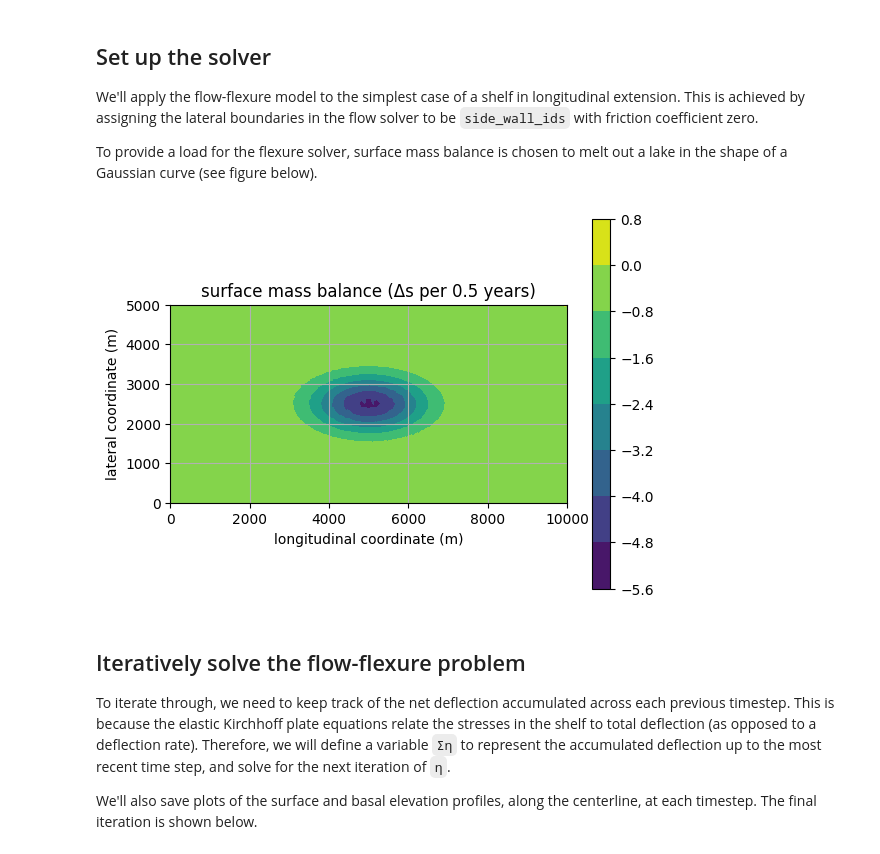
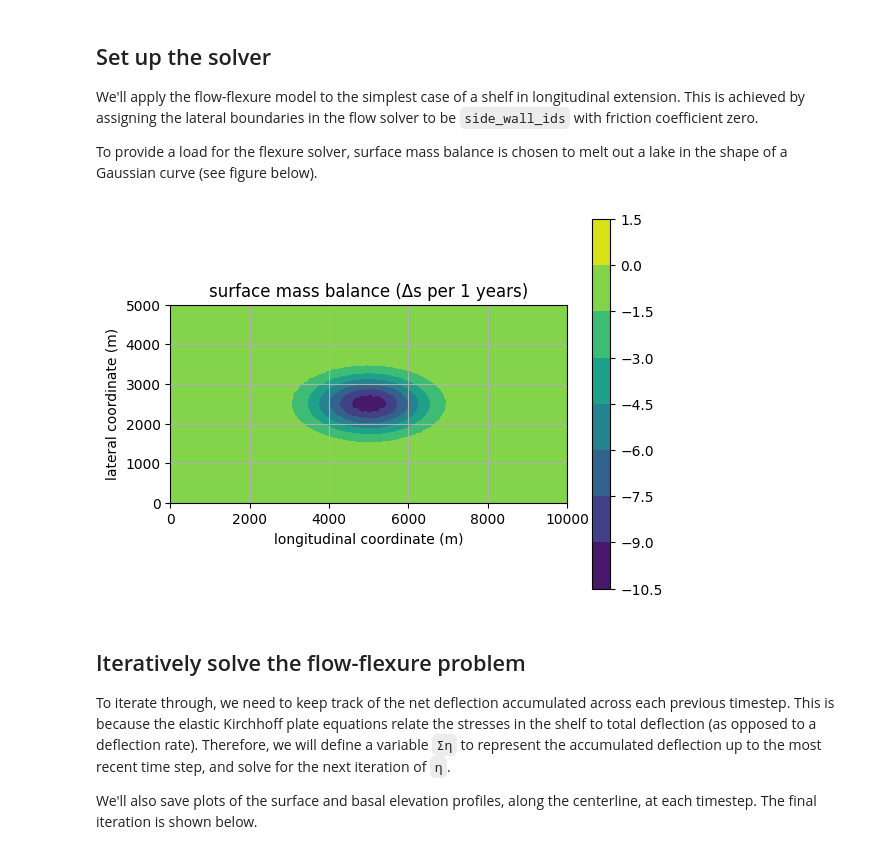
Before and after one commit to chrismiele/weird_flex, a Jupyter notebook: 3_coupled_flow_flexure_elastic.ipynb, the cells around one changed output. Cells and saved outputs as stored; diff of their text form; code cells hidden in the pictures.

```diff
--- a/3_coupled_flow_flexure_elastic.ipynb
+++ b/3_coupled_flow_flexure_elastic.ipynb
@@ -113,7 +113,7 @@ To provide a load for the flexure solver, surface mass balance is chosen to melt
 ################################
 ################################
 
-Δt = 0.5 #length of timestep in years
+Δt = 1 #length of timestep in years
 num_timesteps = 50
 
 ##################################
@@ -137,34 +137,34 @@ model = icepack.models.IceShelf(gravity = gravity2, terminus = terminus2, #model
 solver = icepack.solvers.FlowSolver(model, dirichlet_ids = dirichlet_ids,
                                     side_wall_ids = side_wall_ids, ice_front_ids = ice_front_ids)
 
 #####################################
 #####################################
 ### parameters for flexure solver ###
 #####################################
 #####################################
 
 α = 1e10 #arbitrary large number for penalty method
 B_x = 10*exp(-1/2*((x - Lx/2)/1000)**2) #impose some surface mass balance to load the shelf
 B_y = exp(-1/2*((y - Ly/2)/500)**2) #we'll melt out a lake at the center of the shelf...
 B = project(-B_x*B_y*Δt, Q1) #...in the shape of a 3D gaussian curve (see figure below)
 
 #####################################
 #####################################
 ### plot the surface mass balance ###
 #####################################
 #####################################
 
 fig, ax = plt.subplots()
 ax.set_aspect('equal')
 plt.title('surface mass balance (Δs per {} years)'.format(Δt))
 smb_plot = tricontourf(B, axes=ax)
 plt.colorbar(smb_plot)
 plt.xlabel('longitudinal coordinate (m)')
 plt.ylabel('lateral coordinate (m)')
 plt.grid()
 plt.show()
 # %% [output]
-[figure, old version]
+[figure, new version]
 # %% [markdown]
 ## Iteratively solve the flow-flexure problem
 
```
Also changed, not shown: parts of 4 cells of this notebook.
